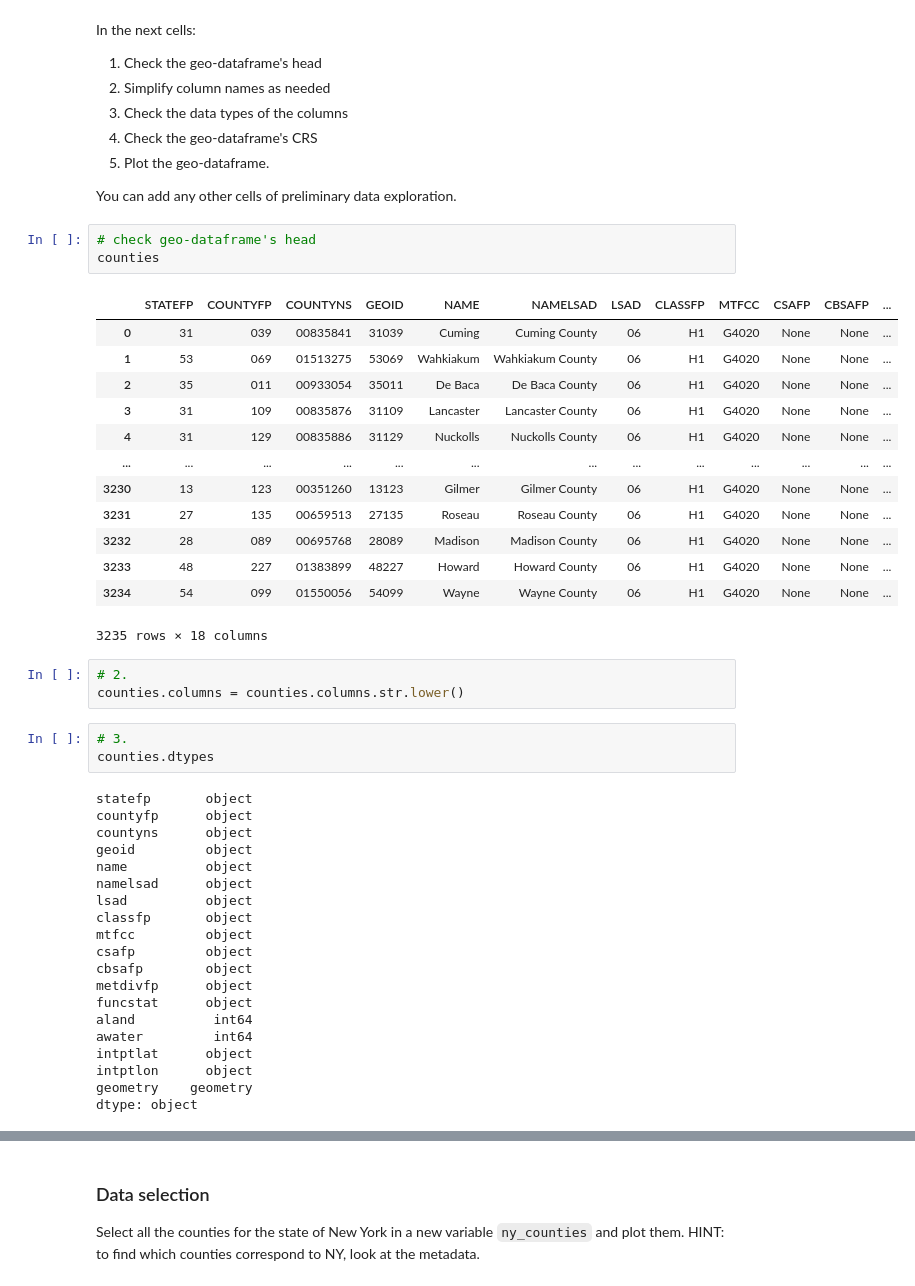
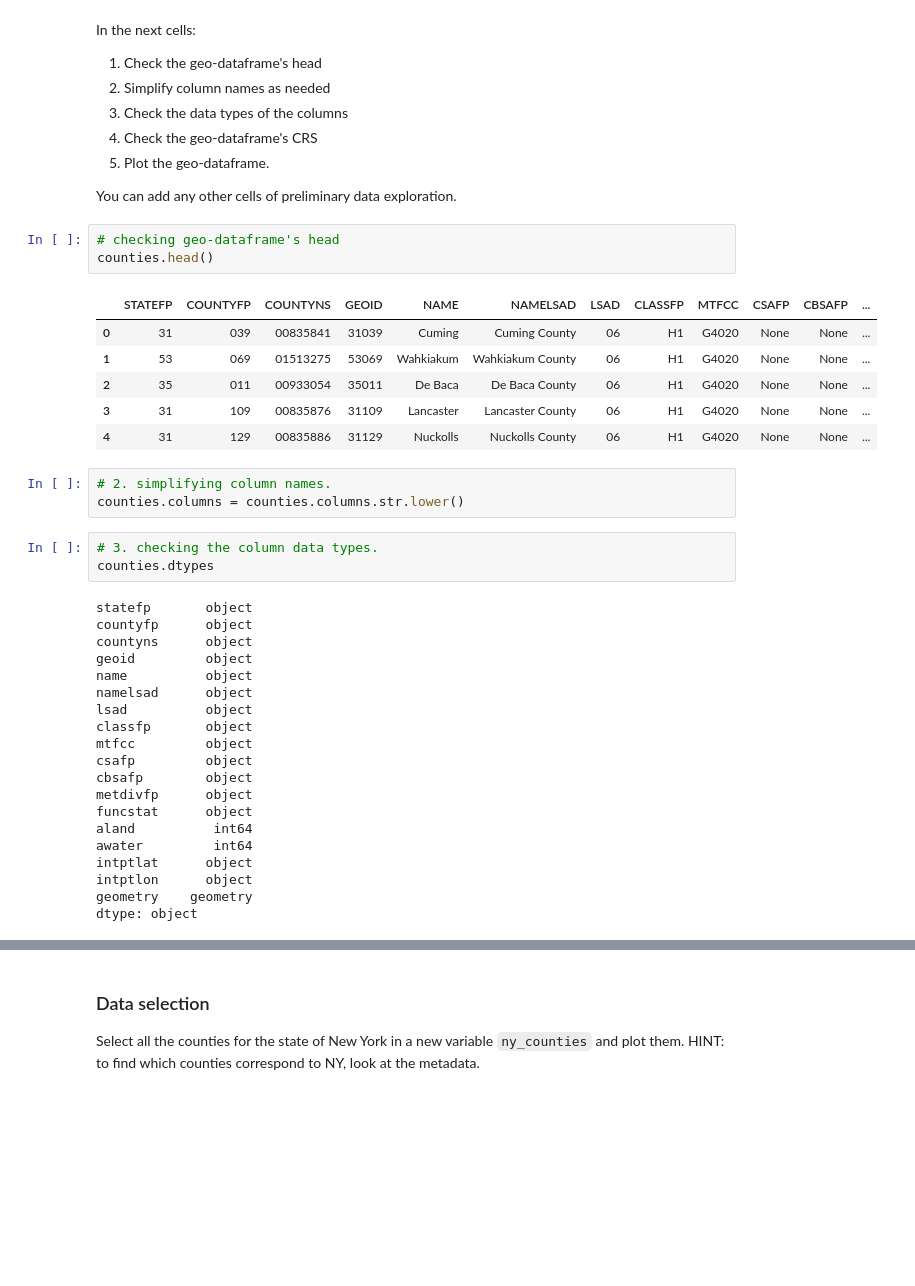
Before and after one commit to floraham/eds-220-hwk3, a Jupyter notebook: Assignment3spills.ipynb, the cells around one changed output, grey strips where cells are left out. Drawn from its saved outputs; the diff is of its cells as text; blank space fills up the shorter version.

```diff
--- a/Assignment3spills.ipynb
+++ b/Assignment3spills.ipynb
@@ -253,27 +359,20 @@ In the next cells:
 
 You can add any other cells of preliminary data exploration.
 # %%
-# check geo-dataframe's head
-counties
+# checking geo-dataframe's head
+counties.head()
 # %% [output]
 |  | STATEFP | COUNTYFP | COUNTYNS | GEOID | NAME | NAMELSAD | LSAD | CLASSFP | MTFCC | CSAFP | CBSAFP | ... |
 | 0 | 31 | 039 | 00835841 | 31039 | Cuming | Cuming County | 06 | H1 | G4020 | None | None | ... |
 | 1 | 53 | 069 | 01513275 | 53069 | Wahkiakum | Wahkiakum County | 06 | H1 | G4020 | None | None | ... |
 | 2 | 35 | 011 | 00933054 | 35011 | De Baca | De Baca County | 06 | H1 | G4020 | None | None | ... |
 | 3 | 31 | 109 | 00835876 | 31109 | Lancaster | Lancaster County | 06 | H1 | G4020 | None | None | ... |
 | 4 | 31 | 129 | 00835886 | 31129 | Nuckolls | Nuckolls County | 06 | H1 | G4020 | None | None | ... |
-| ... | ... | ... | ... | ... | ... | ... | ... | ... | ... | ... | ... | ... |
-| 3230 | 13 | 123 | 00351260 | 13123 | Gilmer | Gilmer County | 06 | H1 | G4020 | None | None | ... |
-| 3231 | 27 | 135 | 00659513 | 27135 | Roseau | Roseau County | 06 | H1 | G4020 | None | None | ... |
-| 3232 | 28 | 089 | 00695768 | 28089 | Madison | Madison County | 06 | H1 | G4020 | None | None | ... |
-| 3233 | 48 | 227 | 01383899 | 48227 | Howard | Howard County | 06 | H1 | G4020 | None | None | ... |
-| 3234 | 54 | 099 | 01550056 | 54099 | Wayne | Wayne County | 06 | H1 | G4020 | None | None | ... |
-3235 rows × 18 columns
 # %%
-# 2.
+# 2. simplifying column names.
 counties.columns = counties.columns.str.lower()
 # %%
-# 3.
+# 3. checking the column data types.
 counties.dtypes
 # %% [output]
 statefp       object
```
Also changed, not shown: parts of 28 cells of this notebook.
